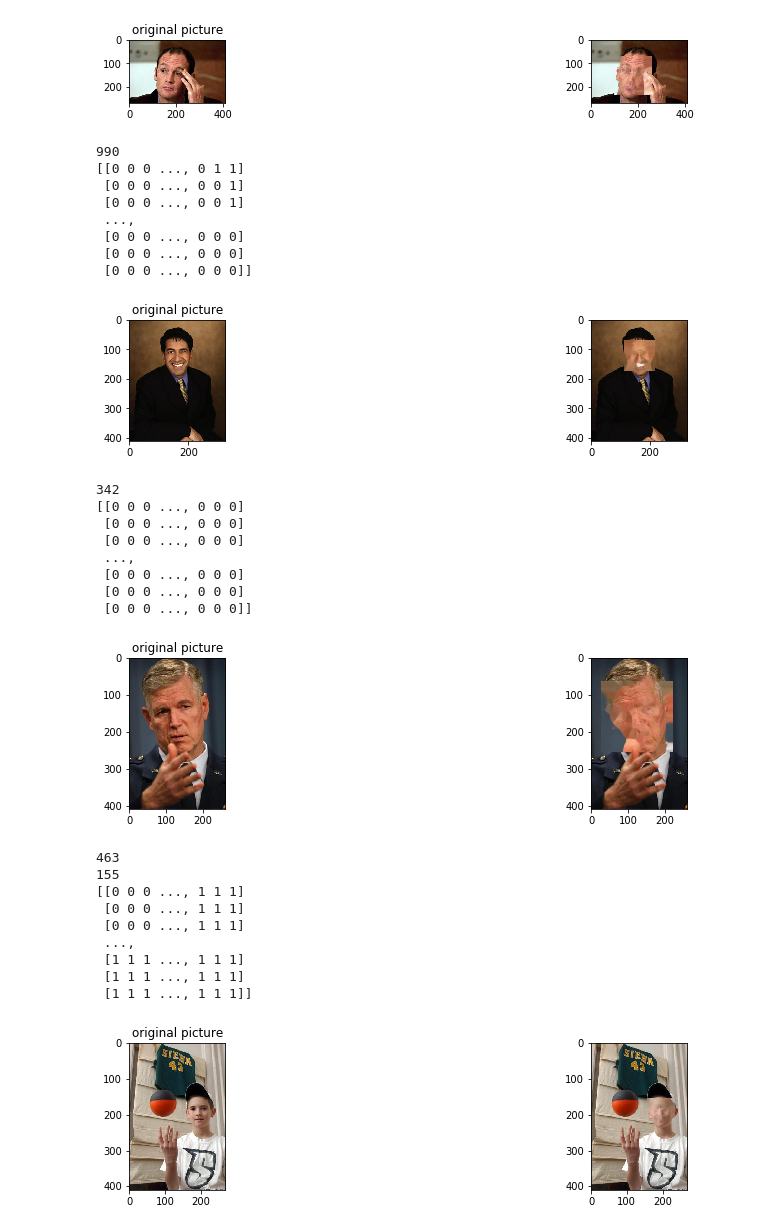
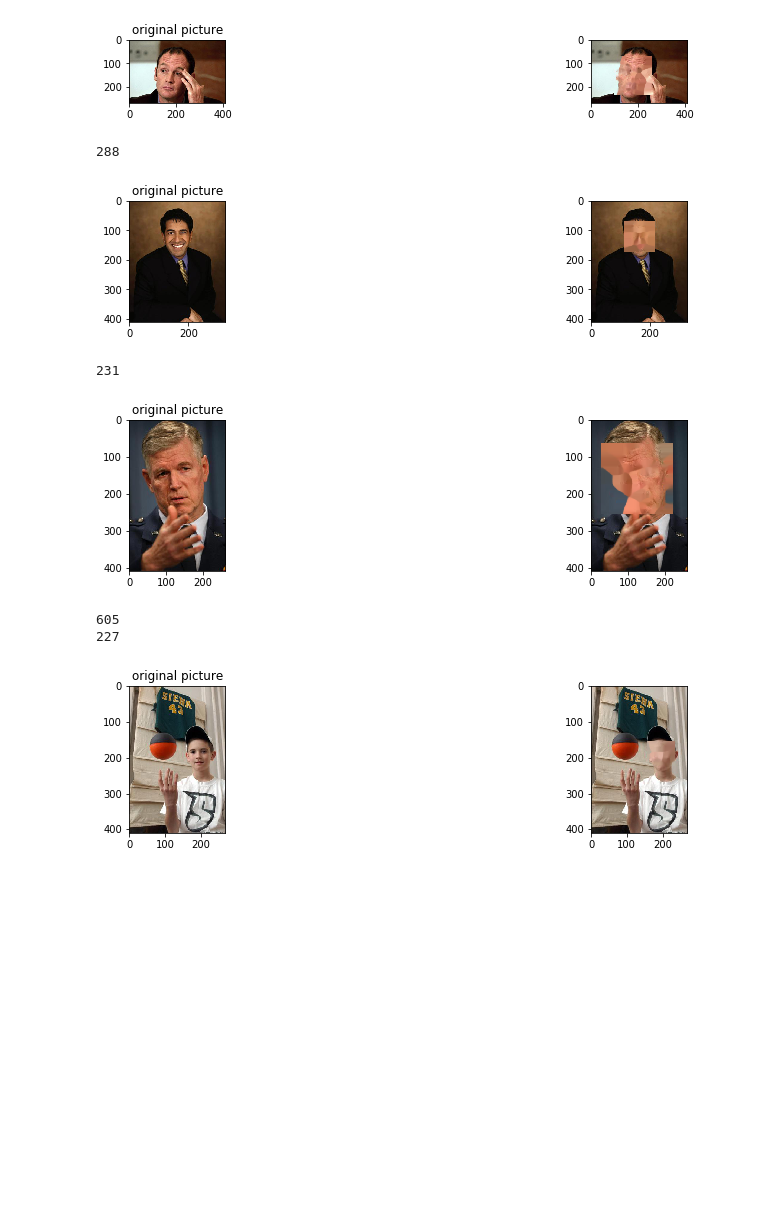
Before and after one commit to chandanmaruthi/faceDetection, a Jupyter notebook: Experiment_2_Mask_Faces_in_Images.ipynb, the cells around one changed output. Drawn from its saved outputs; the diff is of its cells as text; code cells hidden in the pictures; blank space fills up the shorter version.

```diff
--- a/Experiment_2_Mask_Faces_in_Images.ipynb
+++ b/Experiment_2_Mask_Faces_in_Images.ipynb
@@ -98,15 +98,15 @@ def get_images_and_labels(path):
 def get_inpainted(img):
     gs = cv2.cvtColor(img, cv2.COLOR_BGR2GRAY)
     ret, thresh = cv2.threshold(gs, 70, 1, cv2.THRESH_BINARY)
-    print(thresh)
     mask_features = 1 - thresh #1 for the dark pixels, 0 everywhere else
     #enlarge the mask a little bit...
-    mask_features = cv2.dilate(mask_features, np.ones((8, 8), np.uint8))
     kernel = cv2.getStructuringElement(cv2.MORPH_ELLIPSE, (11, 11))
     skinMask = mask_features
-    #skinMask = cv2.erode(skinMask, kernel, iterations = 5)
-    #skinMask = cv2.dilate(skinMask, kernel, iterations = 5)
-    return cv2.inpaint(img, skinMask, 8, cv2.INPAINT_NS)
+    mask_features = cv2.dilate(mask_features, np.ones((8, 8), np.uint8))
+    mask_features = cv2.dilate(mask_features, np.ones((8, 8), np.uint8))
+    skinMask = cv2.erode(mask_features, kernel, iterations = 5)
+    skinMask = cv2.dilate(mask_features, kernel, iterations = 5)
+    return cv2.inpaint(img, mask_features, 8, cv2.INPAINT_NS)
 
 
 images, labels = get_images_and_labels(path)
@@ -138,29 +124,8 @@ running ...
 [figure]
-990
-[[0 0 0 ..., 0 1 1]
- [0 0 0 ..., 0 0 1]
- [0 0 0 ..., 0 0 1]
- ...,
- [0 0 0 ..., 0 0 0]
- [0 0 0 ..., 0 0 0]
- [0 0 0 ..., 0 0 0]]
+288
 [figure]
-342
-[[0 0 0 ..., 0 0 0]
- [0 0 0 ..., 0 0 0]
- [0 0 0 ..., 0 0 0]
- ...,
- [0 0 0 ..., 0 0 0]
- [0 0 0 ..., 0 0 0]
- [0 0 0 ..., 0 0 0]]
+231
-[figure, old version]
+[figure, new version]
-463
-155
-[[0 0 0 ..., 1 1 1]
- [0 0 0 ..., 1 1 1]
- [0 0 0 ..., 1 1 1]
- ...,
- [1 1 1 ..., 1 1 1]
- [1 1 1 ..., 1 1 1]
- [1 1 1 ..., 1 1 1]]
+605
+227
 [figure]
```
Also changed, not shown: parts of 1 cell of this notebook, 1 other file.
